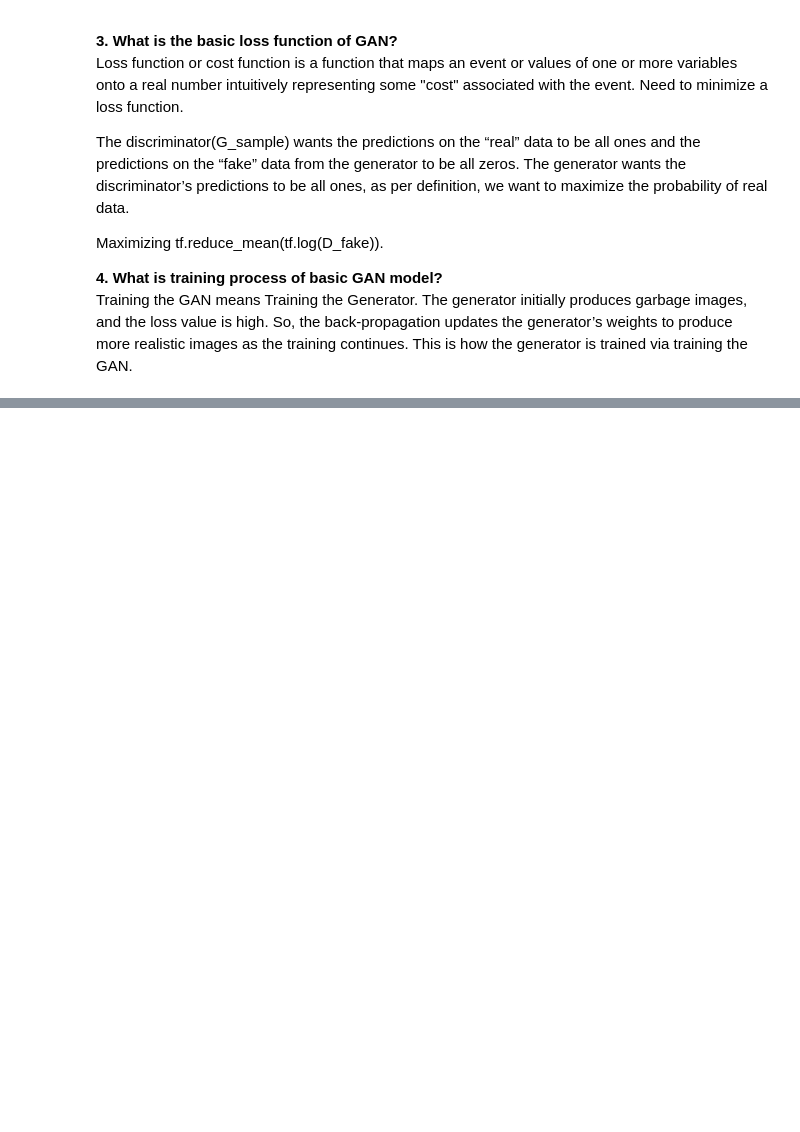
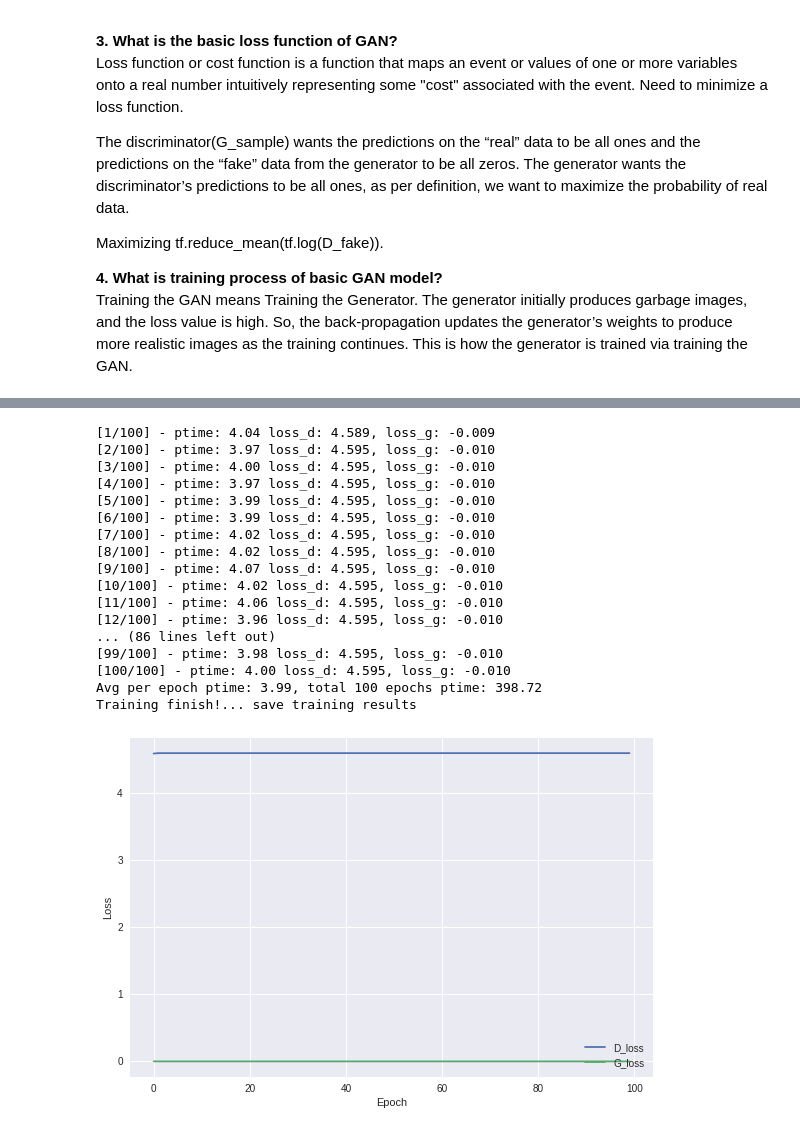
Before and after one commit to jredway/Deep-learning-and-computer-vision, a Jupyter notebook: CW2/Coursework2_GAN_Lyapina.ipynb, the cells around one changed output, grey strips where cells are left out. Saved outputs shown, nothing was run; the diff lists cells and outputs as text; code cells hidden in the pictures; blank space fills up the shorter version.

```diff
--- a/CW2/Coursework2_GAN_Lyapina.ipynb
+++ b/CW2/Coursework2_GAN_Lyapina.ipynb
@@ -142,0 +296,21 @@ G_vars = [var for var in t_vars if 'G_' in var.name]
+# %%
+train_gan(batch_size = 100, lr = 0.01, train_epoch = 100)
+# %% [output]
+[1/100] - ptime: 4.04 loss_d: 4.589, loss_g: -0.009
+[2/100] - ptime: 3.97 loss_d: 4.595, loss_g: -0.010
+[3/100] - ptime: 4.00 loss_d: 4.595, loss_g: -0.010
+[4/100] - ptime: 3.97 loss_d: 4.595, loss_g: -0.010
+[5/100] - ptime: 3.99 loss_d: 4.595, loss_g: -0.010
+[6/100] - ptime: 3.99 loss_d: 4.595, loss_g: -0.010
+[7/100] - ptime: 4.02 loss_d: 4.595, loss_g: -0.010
+[8/100] - ptime: 4.02 loss_d: 4.595, loss_g: -0.010
+[9/100] - ptime: 4.07 loss_d: 4.595, loss_g: -0.010
+[10/100] - ptime: 4.02 loss_d: 4.595, loss_g: -0.010
+[11/100] - ptime: 4.06 loss_d: 4.595, loss_g: -0.010
+[12/100] - ptime: 3.96 loss_d: 4.595, loss_g: -0.010
+... (86 lines left out)
+[99/100] - ptime: 3.98 loss_d: 4.595, loss_g: -0.010
+[100/100] - ptime: 4.00 loss_d: 4.595, loss_g: -0.010
+Avg per epoch ptime: 3.99, total 100 epochs ptime: 398.72
+Training finish!... save training results
+[figure, added]
```
Also changed, not shown: parts of 30 cells of this notebook, 10 other files.
